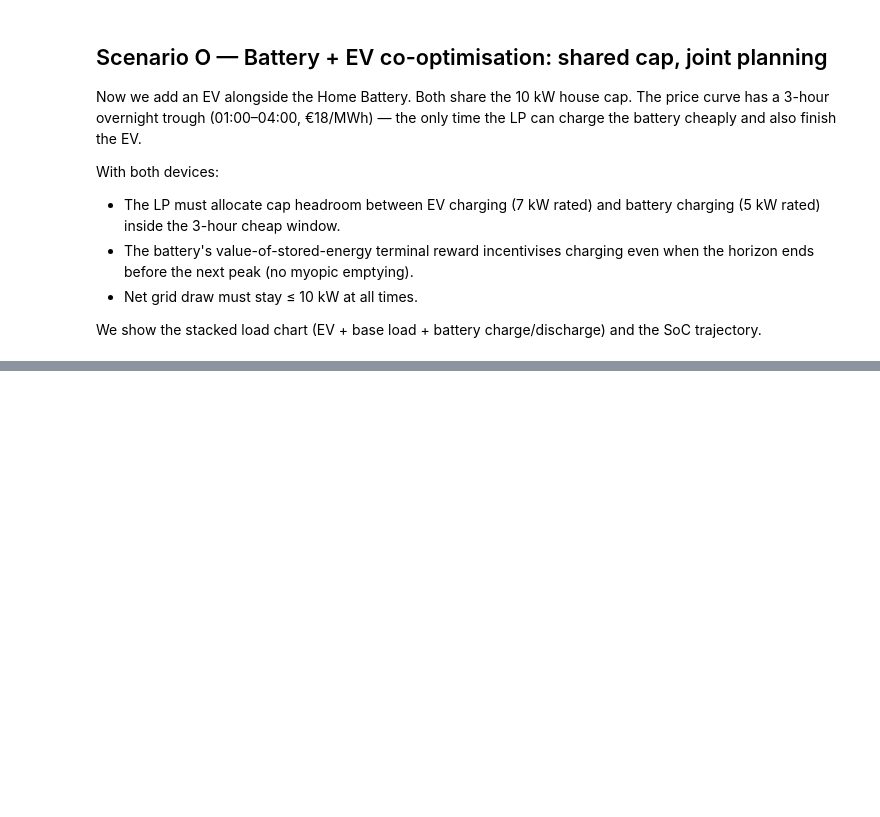
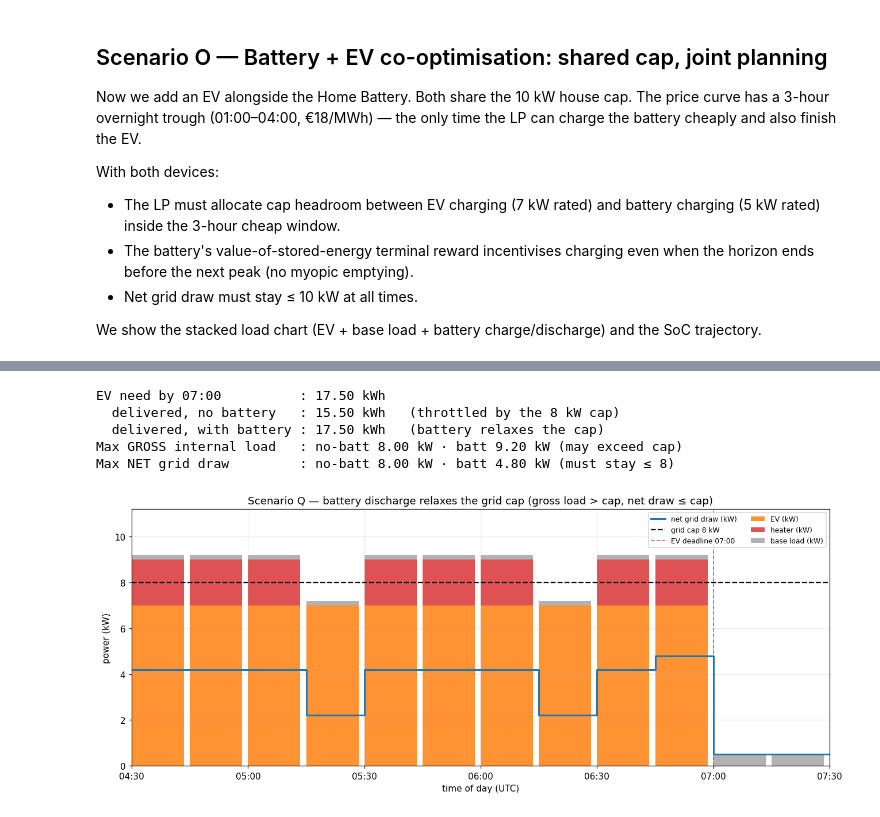
Before and after one commit to mjordanic/home-energy-planner, a Jupyter notebook: notebooks/05_optimizer.ipynb, the cells around one changed output, grey strips where cells are left out. Drawn from its saved outputs; the diff is of its cells as text; code cells hidden in the pictures; blank space fills up the shorter version.

```diff
--- a/notebooks/05_optimizer.ipynb
+++ b/notebooks/05_optimizer.ipynb
@@ -1272,0 +1427,79 @@ plt.show()
+# %%
+# Connection-limit peak shaving (ADR 0001). Flat price → the only benefit on
+# show is the cap relief, not arbitrage.
+prices_Q = np.full(96, 50.0)
+now_Q  = _utc(4, 30)                # 2.5 h to the 07:00 EV deadline
+base_Q = np.asarray(get_base_load_kw(now_Q, 96))
+CAP_Q  = 8.0
+EV_NEED_Q = 17.5                    # = EV rated 7 kW × 2.5 h: only reachable if the cap doesn't bind
+width_days = SLOT_MINUTES * 0.9 / (60.0 * 24.0)
+
+common_Q = dict(
+    now=now_Q, prices=prices_Q, horizon_slots=96, remaining_ev_kwh=EV_NEED_Q,
+    time_to_deadline_h=2.5, house_cap_kw=CAP_Q, base_load_kw=base_Q,
+)
+sched_Q_nobatt = solve_receding_horizon(**common_Q, battery_spec=None)
+sched_Q_batt   = solve_receding_horizon(**common_Q, battery_spec=BatterySpec(), initial_soc_kwh=13.0)
+
+DEADLINE_SLOTS = 10                 # 2.5 h / 0.25 h
+def _ev_by_deadline(s):
+    return np.asarray(s.ev_power_kw)[:DEADLINE_SLOTS].sum() * SLOT_H
+def _gross_net_Q(s):
+    gross = np.asarray(s.ev_power_kw) + np.asarray(s.heater_power_kw) + base_Q
+    net = gross.copy()
+    if s.battery_charge_kw:
+        net = gross + np.asarray(s.battery_charge_kw) - np.asarray(s.battery_discharge_kw)
+    return gross, net
+
+ev_no  = _ev_by_deadline(sched_Q_nobatt)
+ev_bat = _ev_by_deadline(sched_Q_batt)
+gross_no,  net_no  = _gross_net_Q(sched_Q_nobatt)
+gross_bat, net_bat = _gross_net_Q(sched_Q_batt)
+
+print(f"EV need by 07:00          : {EV_NEED_Q:.2f} kWh")
+print(f"  delivered, no battery   : {ev_no:.2f} kWh   (throttled by the {CAP_Q:.0f} kW cap)")
+print(f"  delivered, with battery : {ev_bat:.2f} kWh   (battery relaxes the cap)")
+print(f"Max GROSS internal load   : no-batt {gross_no.max():.2f} kW · batt {gross_bat.max():.2f} kW (may exceed cap)")
+print(f"Max NET grid draw         : no-batt {net_no.max():.2f} kW · batt {net_bat.max():.2f} kW (must stay ≤ {CAP_Q:.0f})")
+
+assert ev_bat > ev_no + 1e-3, "Battery should let more EV energy land before the deadline"
+assert net_bat.max() <= CAP_Q + 1e-4, "Net grid draw must stay under the cap"
+assert gross_bat.max() > CAP_Q + 1e-3, "Gross internal load should exceed the cap (battery supplies the excess)"
+
+# ── gross stacked load vs net grid draw for the battery plan (zoomed) ──
+times_Q  = [now_Q + timedelta(minutes=SLOT_MINUTES * i) for i in range(96)]
+ev_arr   = np.asarray(sched_Q_batt.ev_power_kw)
+ht_arr   = np.asarray(sched_Q_batt.heater_power_kw)
+zoom_end = now_Q + timedelta(hours=3)
+ev_deadline = now_Q + timedelta(hours=2.5)
+
+fig_Q, axq = plt.subplots(figsize=(12, 5))
+axq.bar(times_Q, ev_arr, width=width_days, color="#ff7f0e", align="edge",
+        alpha=0.85, label="EV (kW)")
+axq.bar(times_Q, ht_arr, width=width_days, bottom=ev_arr, color="#d62728",
+        align="edge", alpha=0.8, label="heater (kW)")
+axq.bar(times_Q, base_Q, width=width_days, bottom=ev_arr + ht_arr, color="#7f7f7f",
+        align="edge", alpha=0.6, label="base load (kW)")
+axq.step(times_Q, net_bat, where="post", color="#1f77b4", lw=2.0,
+         label="net grid draw (kW)")
+axq.axhline(CAP_Q, color="black", ls="--", lw=1.5, label=f"grid cap {CAP_Q:.0f} kW")
+axq.axvline(ev_deadline, color="#d62728", ls="--", lw=1.2, alpha=0.7,
+            label="EV deadline 07:00")
+axq.set_xlim(now_Q, zoom_end)
+axq.set_ylim(0, CAP_Q * 1.4)
+axq.set_ylabel("power (kW)")
+axq.set_xlabel("time of day (UTC)")
+axq.set_title("Scenario Q — battery discharge relaxes the grid cap (gross load > cap, net draw ≤ cap)")
+axq.xaxis.set_major_locator(mdates.MinuteLocator(byminute=[0, 30]))
+axq.xaxis.set_major_formatter(mdates.DateFormatter("%H:%M"))
+axq.legend(fontsize=8, loc="upper right", ncol=2)
+fig_Q.autofmt_xdate(rotation=0, ha="center")
+plt.tight_layout()
+plt.show()
+# %% [output]
+EV need by 07:00          : 17.50 kWh
+  delivered, no battery   : 15.50 kWh   (throttled by the 8 kW cap)
+  delivered, with battery : 17.50 kWh   (battery relaxes the cap)
+Max GROSS internal load   : no-batt 8.00 kW · batt 9.20 kW (may exceed cap)
+Max NET grid draw         : no-batt 8.00 kW · batt 4.80 kW (must stay ≤ 8)
+[figure, added]
```
Also changed, not shown: parts of 9 cells of this notebook, 7 other files.
